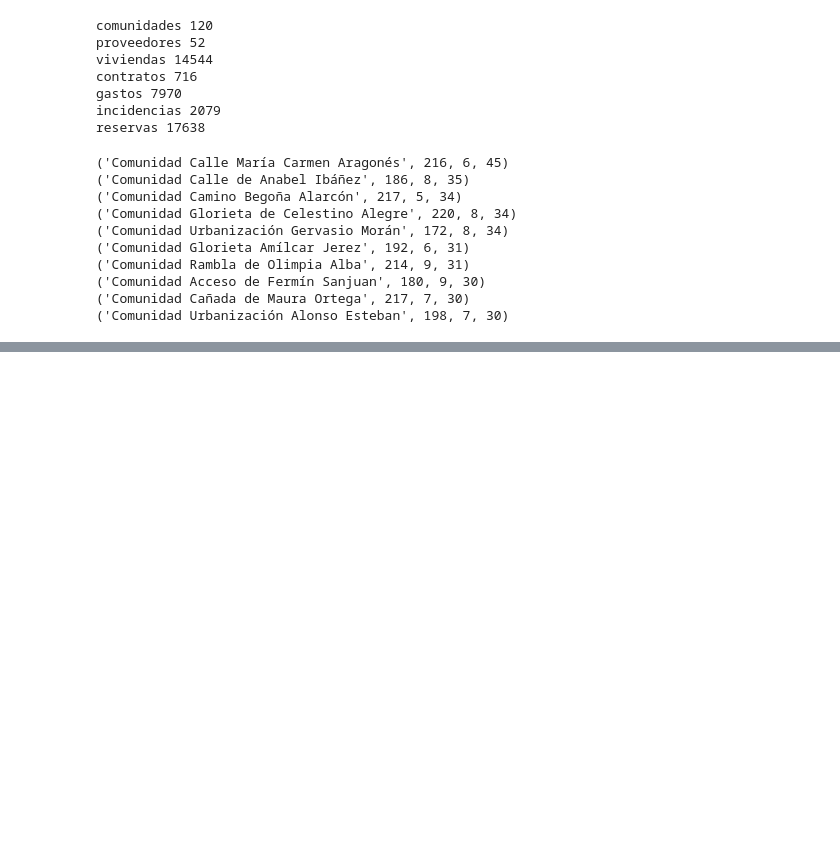
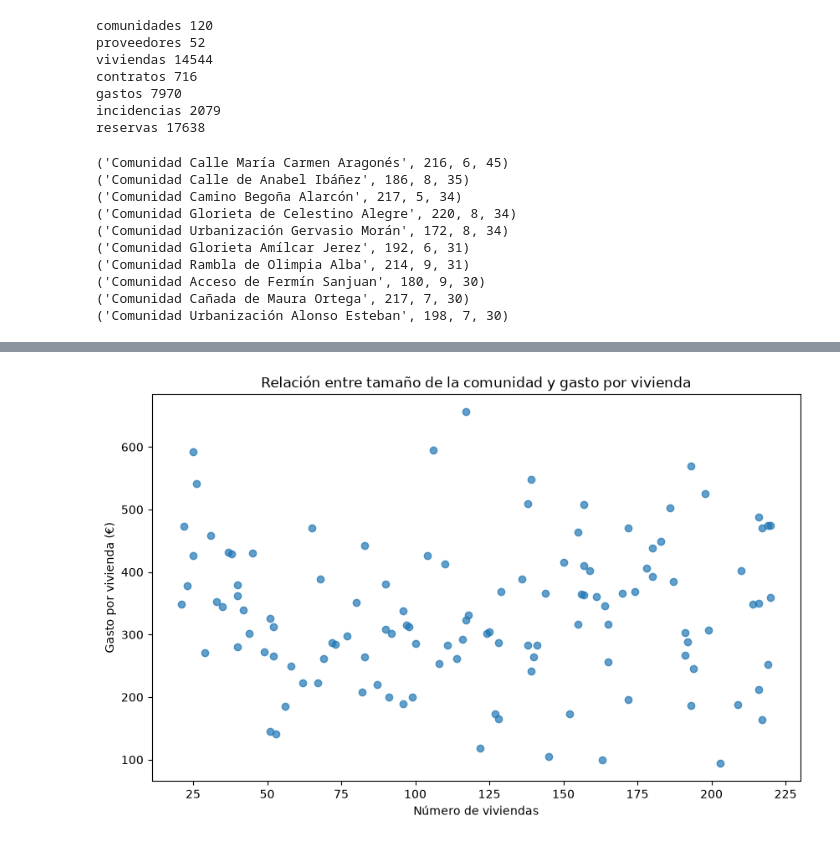
Before and after one commit to contactodiegovega/MyResidential, a Jupyter notebook: Fase2_datos.ipynb, the cells around one changed output, grey strips where cells are left out. Saved outputs shown, nothing was run; the diff lists cells and outputs as text; code cells hidden in the pictures; blank space fills up the shorter version.

```diff
--- a/Fase2_datos.ipynb
+++ b/Fase2_datos.ipynb
@@ -1400,0 +1438,8 @@ for fila in cursor.fetchall():
+# %%
+gasto_comunidad = (
+    df_gastos_sql
+    .groupby("comunidad_id", as_index=False)
+    .agg(gasto_total=("importe", "sum"))
+)
+
+display(gasto_comunidad.head())
@@ -1400,0 +1453,11 @@ for fila in cursor.fetchall():
+# %%
+df_analisis = df_comunidades_sql.merge(
+    gasto_comunidad,
+    on="comunidad_id",
+    how="left"
+)
+# %%
+df_analisis["gasto_por_vivienda"] = (
+    df_analisis["gasto_total"] /
+    df_analisis["numero_viviendas"]
+)
@@ -1400,0 +1495,9 @@ for fila in cursor.fetchall():
+# %%
+bins = [0, 50, 100, 150, 200, float("inf")]
+labels = ["Muy pequeña", "Pequeña", "Mediana", "Grande", "Muy grande"]
+
+df_analisis["grupo_tamano"] = pd.cut(
+    df_analisis["numero_viviendas"],
+    bins=bins,
+    labels=labels
+)
@@ -1400,0 +1633,18 @@ for fila in cursor.fetchall():
+# %%
+import matplotlib.pyplot as plt
+
+plt.figure(figsize=(10, 6))
+
+plt.scatter(
+    df_analisis["numero_viviendas"],
+    df_analisis["gasto_por_vivienda"],
+    alpha=0.7
+)
+
+plt.xlabel("Número de viviendas")
+plt.ylabel("Gasto por vivienda (€)")
+plt.title("Relación entre tamaño de la comunidad y gasto por vivienda")
+
+plt.show()
+# %% [output]
+[figure, added]
```
Also changed, not shown: parts of 47 cells of this notebook, 26 other files.
